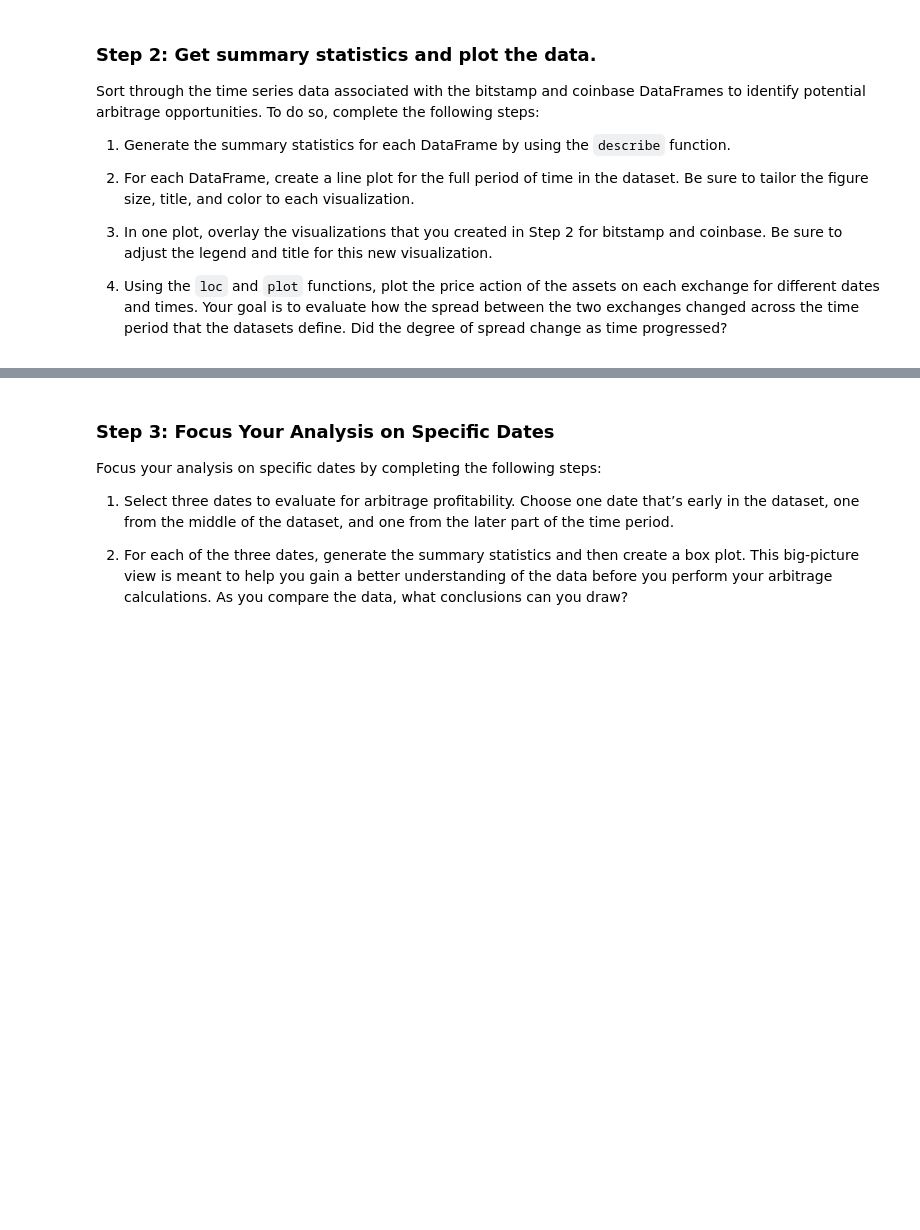
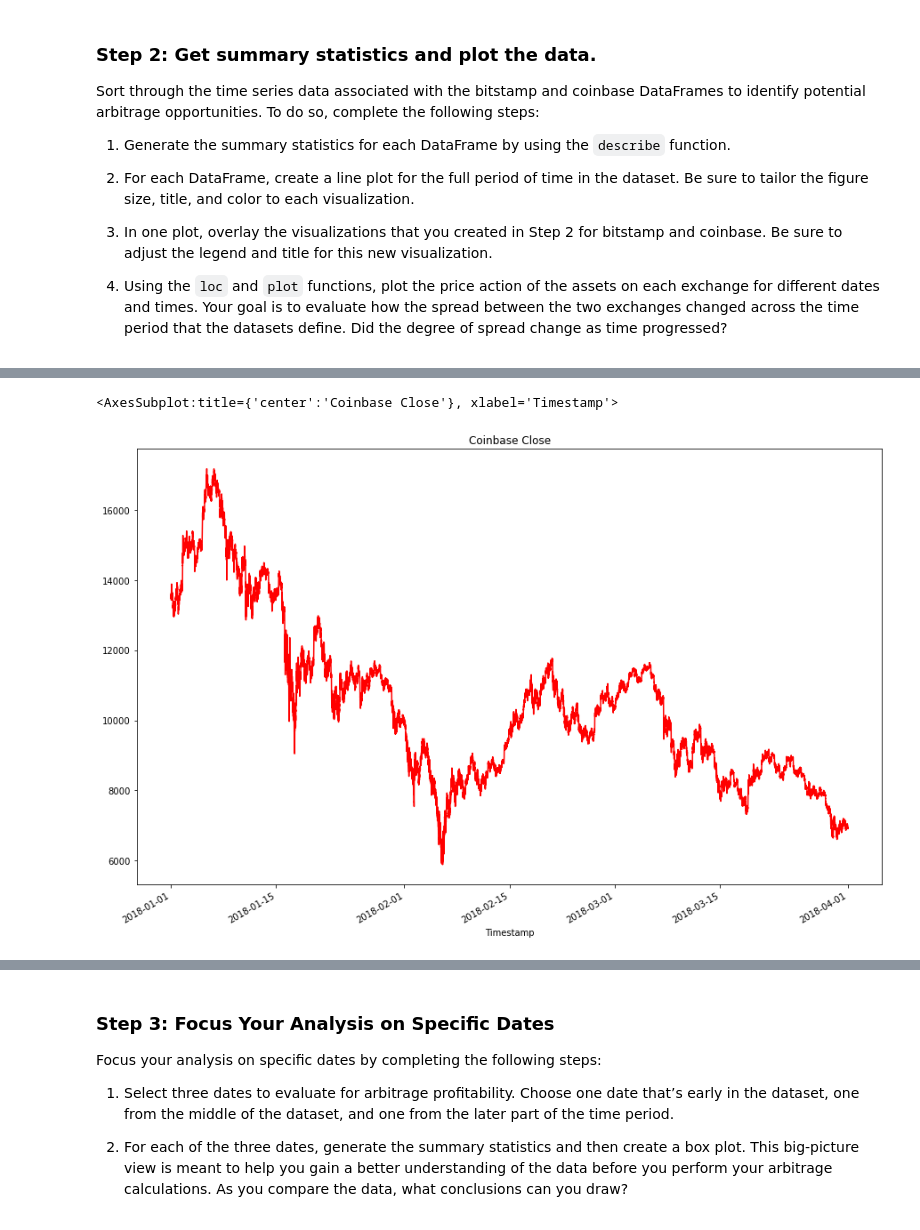
Before and after one commit to j-w-code/Module_3_Repo, a Jupyter notebook: crypto_arbitrage.ipynb, the cells around one changed output, grey strips where cells are left out. Cells and saved outputs as stored; diff of their text form; code cells hidden in the pictures; blank space fills up the shorter version.

```diff
--- a/crypto_arbitrage.ipynb
+++ b/crypto_arbitrage.ipynb
@@ -102,0 +250,6 @@ To prepare and clean your data for analysis, complete the following steps:
+# %%
+coinbase.loc[:, "Close"] = coinbase.loc[:, "Close"].str.replace("$", "")
+# %%
+coinbase.loc[:, "Close"] = coinbase.astype("float")
+
+coinbase.dtypes
@@ -102,0 +265,4 @@ To prepare and clean your data for analysis, complete the following steps:
+# %%
+coinbase = coinbase.drop_duplicates()
+
+coinbase
@@ -129,6 +317,6 @@ bitstamp_sliced = # YOUR CODE HERE
 # %%
 # Use loc or iloc to select `Timestamp (the index)` and `Close` from coinbase DataFrame
-coinbase_sliced = # YOUR CODE HERE
+coinbase_sliced = coinbase.loc[:, "Close"]
 
 # Review the first five rows of the DataFrame
-# YOUR CODE HERE
+coinbase_sliced.head()
@@ -157,7 +376,10 @@ Sort through the time series data associated with the bitstamp and coinbase Data
 # %%
 # Create a line plot for the coinbase DataFrame for the full length of time in the dataset
 # Be sure that the figure size, title, and color are tailored to each visualization
-# YOUR CODE HERE
+coinbase_sliced.plot(kind="line", figsize=(15,10), title="Coinbase Close", color="red")
+# %% [output]
+<AxesSubplot:title={'center':'Coinbase Close'}, xlabel='Timestamp'>
+[figure, added]
 # %%
 # Overlay the visualizations for the bitstamp and coinbase DataFrames in one plot
 # The plot should visualize the prices over the full lenth of the dataset
```
Also changed, not shown: parts of 27 cells of this notebook, 2 other files.
